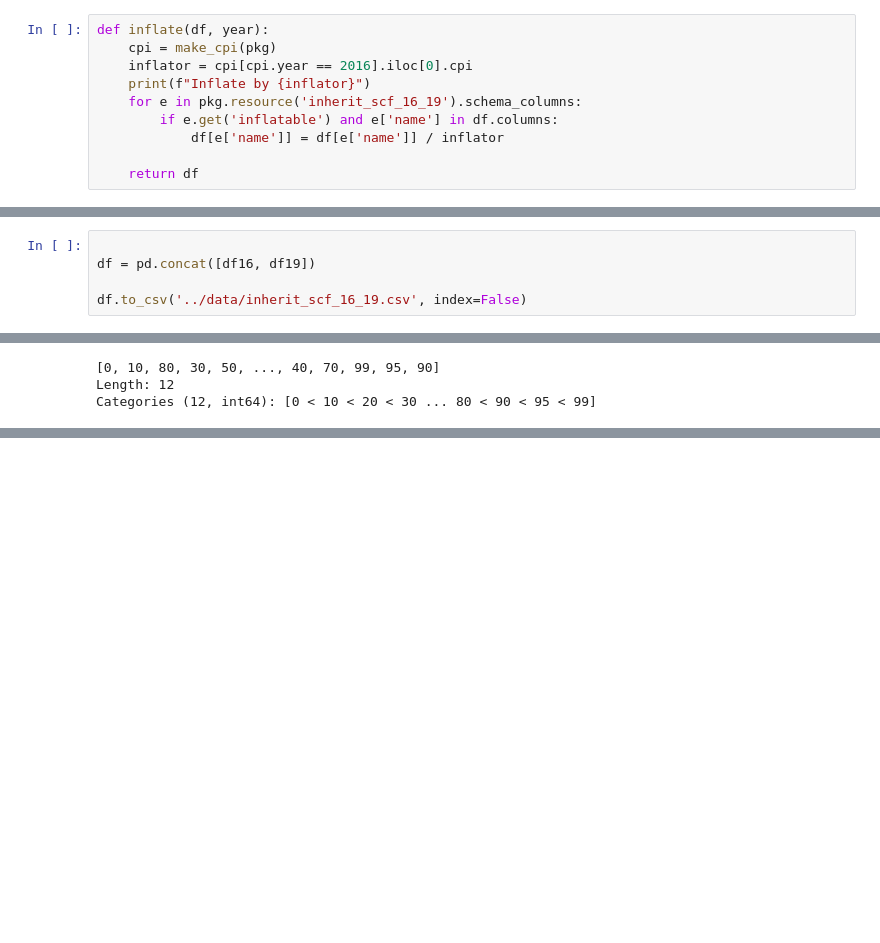
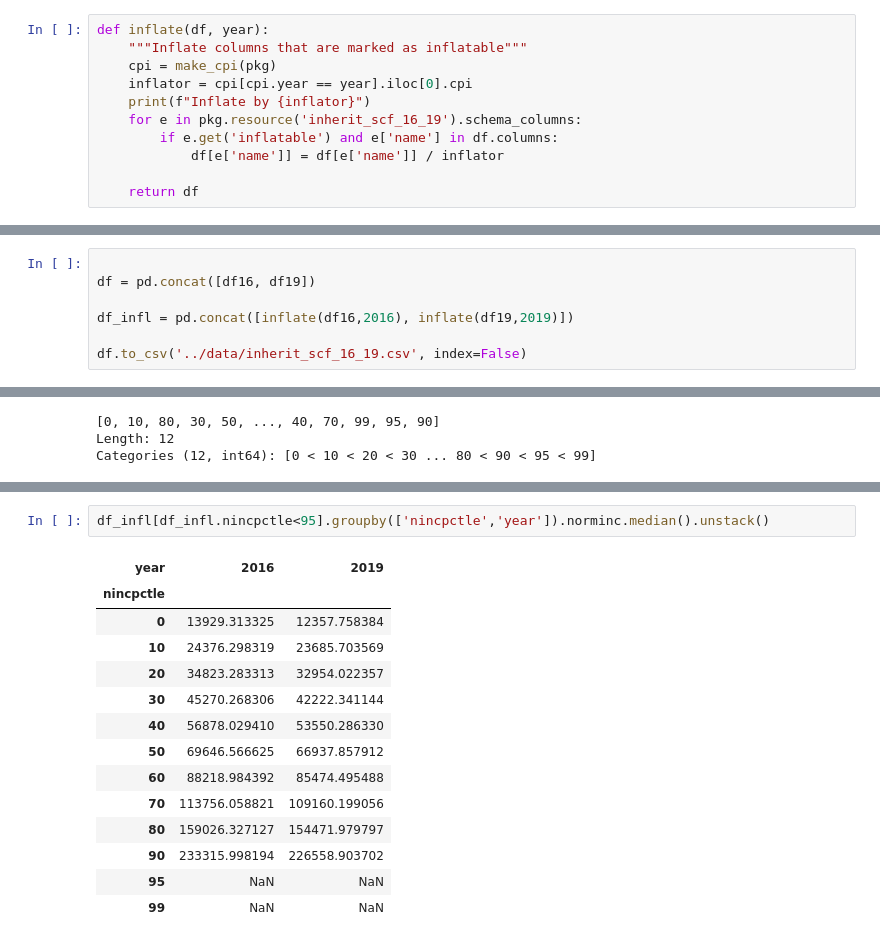
Before and after one commit to metatab-packages/federalreserve.gov-consumer_finances-2016-inherit, a Jupyter notebook: notebooks/Extract.ipynb, the cells around one changed output, grey strips where cells are left out. Saved outputs shown, nothing was run; the diff lists cells and outputs as text; blank space fills up the shorter version.

```diff
--- a/notebooks/Extract.ipynb
+++ b/notebooks/Extract.ipynb
@@ -274,8 +287,9 @@ def make_gi_npv(df):
     return dfgi
 # %%
 def inflate(df, year):
+    """Inflate columns that are marked as inflatable"""
     cpi = make_cpi(pkg)
-    inflator = cpi[cpi.year == 2016].iloc[0].cpi
+    inflator = cpi[cpi.year == year].iloc[0].cpi
     print(f"Inflate by {inflator}")
     for e in pkg.resource('inherit_scf_16_19').schema_columns:
         if e.get('inflatable') and e['name'] in df.columns:
@@ -326,4 +358,6 @@ len(df16), len(df19)
 
 df = pd.concat([df16, df19])
 
+df_infl = pd.concat([inflate(df16,2016), inflate(df19,2019)])
+
 df.to_csv('../data/inherit_scf_16_19.csv', index=False)
@@ -360,0 +403,17 @@ df.groupby('year').count()
+# %%
+df_infl[df_infl.nincpctle<95].groupby(['nincpctle','year']).norminc.median().unstack()
+# %% [output]
+| year | 2016 | 2019 |
+| nincpctle |  |  |
+| 0 | 13929.313325 | 12357.758384 |
+| 10 | 24376.298319 | 23685.703569 |
+| 20 | 34823.283313 | 32954.022357 |
+| 30 | 45270.268306 | 42222.341144 |
+| 40 | 56878.029410 | 53550.286330 |
+| 50 | 69646.566625 | 66937.857912 |
+| 60 | 88218.984392 | 85474.495488 |
+| 70 | 113756.058821 | 109160.199056 |
+| 80 | 159026.327127 | 154471.979797 |
+| 90 | 233315.998194 | 226558.903702 |
+| 95 | NaN | NaN |
+| 99 | NaN | NaN |
```
Also changed, not shown: parts of 16 cells of this notebook, 3 other files.
